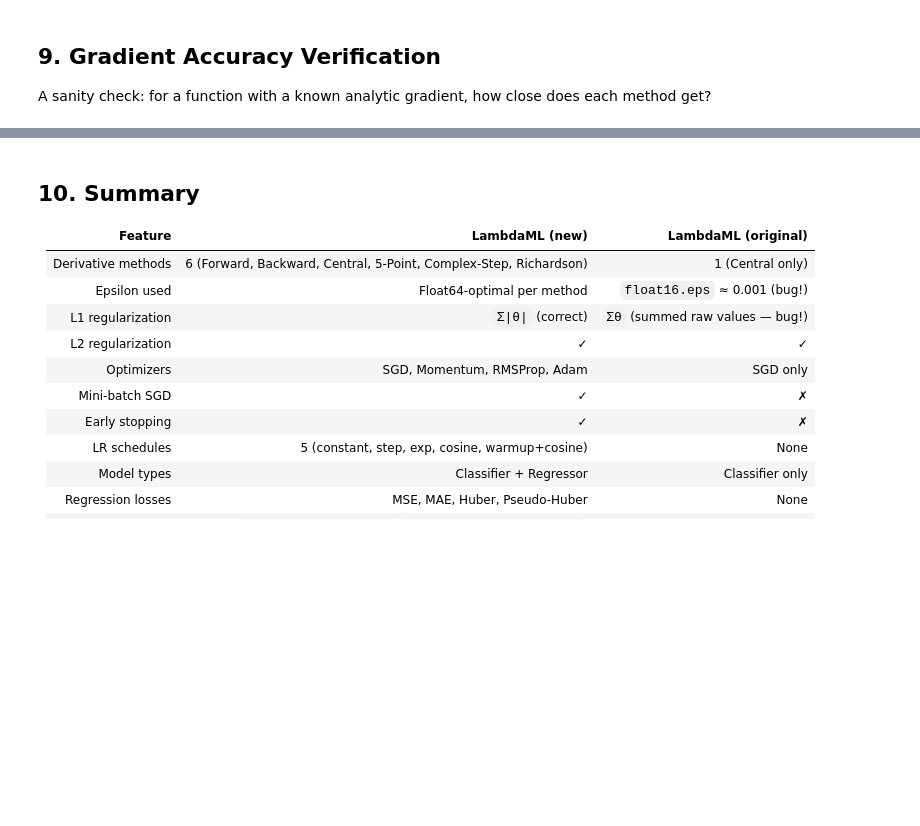
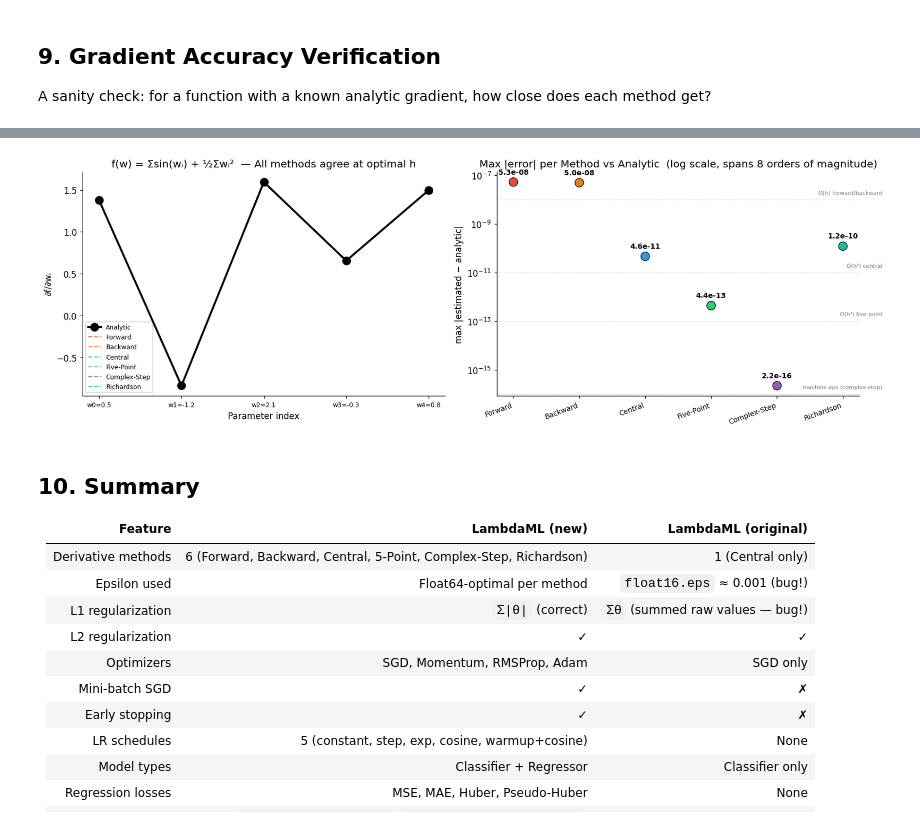
Before and after one commit to ianchute/LambdaML, a Jupyter notebook: LambdaML_Showcase.ipynb, the cells around one changed output, grey strips where cells are left out. Saved outputs shown, nothing was run; the diff lists cells and outputs as text; code cells hidden in the pictures; blank space fills up the shorter version.

```diff
--- a/LambdaML_Showcase.ipynb
+++ b/LambdaML_Showcase.ipynb
@@ -878,0 +859,74 @@ Forward/Backward have ~1000x higher error due to O(h) truncation.
+# %%
+# f(w) = sum(sin(w_i)) + 0.5 * sum(w_i^2)
+# f'(w_i) = cos(w_i) + w_i  (analytic)
+
+def f_vec(w):
+    return np.sum(np.sin(w)) + 0.5 * np.sum(w**2)
+
+def analytic_grad_fn(w):
+    return np.cos(w) + w  # exact: d/dw[sin(w) + 0.5w^2] = cos(w) + w
+
+# Use a challenging test point where values span a range
+test_w_acc = np.array([0.5, -1.2, 2.1, -0.3, 0.8])
+analytic_acc = analytic_grad_fn(test_w_acc)
+
+# Compute all estimates and errors using factory to avoid closure-in-loop
+def make_obj():
+    def obj_w(p, _X, _Y):
+        return f_vec(p['w'])
+    return obj_w
+
+errors_acc = {}
+grad_estimates = {}
+for m_name, method in methods_bench.items():
+    gc = GradientComputer(method=method)
+    grad_est = gc.compute(make_obj(), {'w': test_w_acc.copy()}, 'w', None, None)
+    grad_estimates[m_name] = grad_est
+    errors_acc[m_name] = np.abs(grad_est - analytic_acc)
+
+# Print error table
+print(f"{'Method':<16} {'max |err|':>12}  {'per-component errors'}")
+print("-" * 75)
+for m_name, errs in errors_acc.items():
+    vals = '  '.join(f'{e:.2e}' for e in errs)
+    print(f"{m_name:<16} {errs.max():>12.2e}  [{vals}]")
+
+fig, axes = plt.subplots(1, 2, figsize=(15, 5))
+
+# Left: gradient values — show all agree (differences sub-pixel at this scale is expected)
+ax = axes[0]
+x_idx = np.arange(len(test_w_acc))
+ax.plot(x_idx, analytic_acc, 'ko-', lw=2.5, ms=10, label='Analytic', zorder=10)
+for m_name, grad_est in grad_estimates.items():
+    ax.plot(x_idx, grad_est, '--', lw=1.4, alpha=0.75,
+            color=list(method_colors.values())[list(methods_bench.keys()).index(m_name)],
+            label=m_name)
+ax.set_title("f(w) = Σsin(wᵢ) + ½Σwᵢ²  — All methods agree at optimal h")
+ax.set_xlabel("Parameter index"); ax.set_ylabel("∂f/∂wᵢ")
+ax.legend(fontsize=8); ax.set_xticks(x_idx)
+ax.set_xticklabels([f'w{i}={v:.1f}' for i,v in enumerate(test_w_acc)], fontsize=8)
+
+# Right: max absolute error per method — scatter plot on log scale
+ax = axes[1]
+m_names_list = list(errors_acc.keys())
+max_errs = [errors_acc[m].max() for m in m_names_list]
+colors_list = list(method_colors.values())
+ax.scatter(range(len(m_names_list)), max_errs, s=120, zorder=5,
+           c=colors_list, edgecolors='black', linewidths=0.8)
+for i, (name, err) in enumerate(zip(m_names_list, max_errs)):
+    ax.annotate(f'{err:.1e}', (i, err), textcoords='offset points',
+                xytext=(0, 10), ha='center', fontsize=9, fontweight='bold')
+ax.set_yscale('log')
+ax.set_xticks(range(len(m_names_list)))
+ax.set_xticklabels(m_names_list, rotation=20, ha='right', fontsize=9)
+ax.set_title("Max |error| per Method vs Analytic  (log scale, spans 8 orders of magnitude)")
+ax.set_ylabel("max |estimated − analytic|")
+# Annotate order lines
+for exp, label in [(-8,'O(h) forward/backward'), (-11,'O(h²) central'), (-13,'O(h⁴) five-point'), (-16,'machine eps (complex-step)')]:
+    ax.axhline(10**exp, color='gray', ls=':', lw=0.8, alpha=0.5)
+    ax.text(5.6, 10**exp * 1.5, label, fontsize=7, color='gray', va='bottom', ha='right')
+
+plt.tight_layout()
+plt.savefig('fig_gradient_accuracy.png', bbox_inches='tight')
+plt.show()
+# %% [output]
@@ -879,3 +941,4 @@ Forward/Backward have ~1000x higher error due to O(h) truncation.
+[figure, added]
 # %% [markdown]
 ## 10. Summary
 
```
Also changed, not shown: parts of 8 cells of this notebook, 9 other files.
